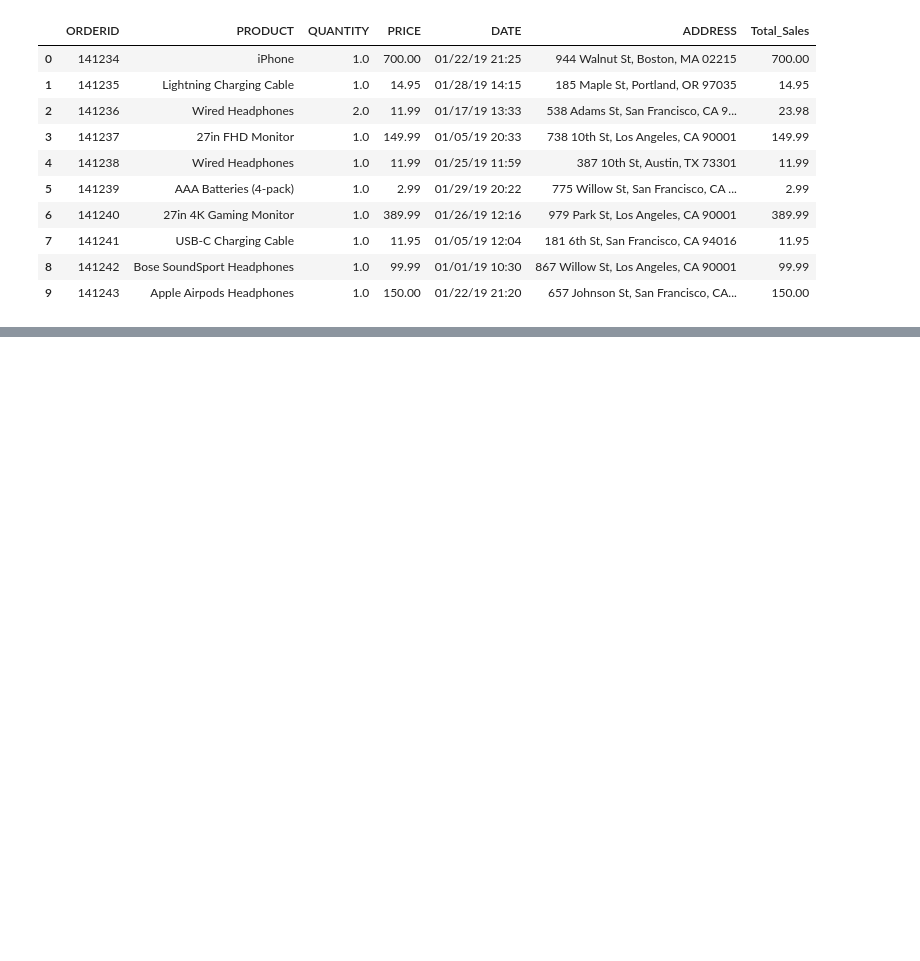
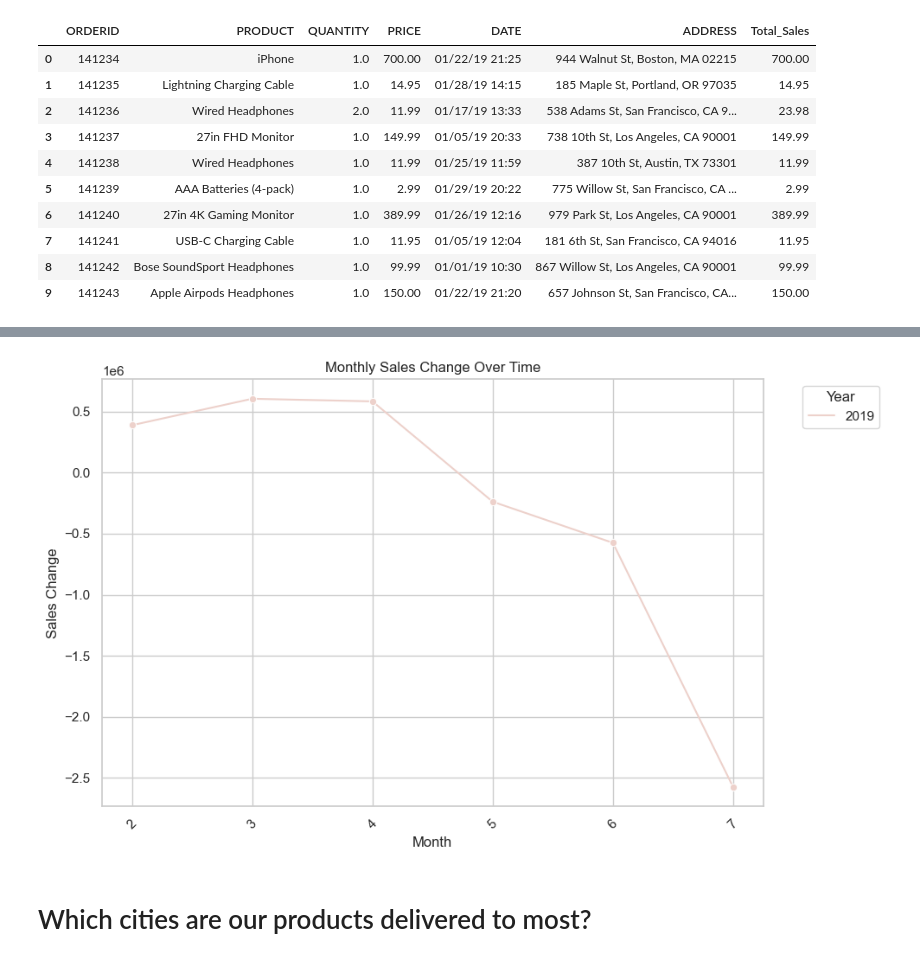
Before and after one commit to kwizerajeanclaude/DashboardWithPowerBI, a Jupyter notebook: Sales_2019.ipynb, the cells around one changed output, grey strips where cells are left out. Cells and saved outputs as stored; diff of their text form; code cells hidden in the pictures; blank space fills up the shorter version.

```diff
--- a/Sales_2019.ipynb
+++ b/Sales_2019.ipynb
@@ -406,0 +396,27 @@ plt.show()
+# %%
+# Assuming 'monthly_sales' DataFrame already contains the necessary data
+
+# Plotting the Sales_Change over time
+sns.set(style="whitegrid")  # Setting the style for the plot
+
+plt.figure(figsize=(10, 6))  # Setting the figure size
+
+# Using Seaborn's lineplot to visualize the Sales_Change over time
+sns.lineplot(x='Month', y='Sales_Change', hue='Year', data=monthly_sales, marker='o')
+
+# Adding labels and title to the plot
+plt.xlabel('Month')
+plt.ylabel('Sales Change')
+plt.title('Monthly Sales Change Over Time')
+
+# Rotating x-axis labels for better readability
+plt.xticks(rotation=45)
+
+# Showing the plot
+plt.legend(title='Year', bbox_to_anchor=(1.05, 1), loc='upper left')
+plt.tight_layout()
+plt.show()
+# %% [output]
+[figure, added]
+# %% [markdown]
+# Which cities are our products delivered to most?
```
Also changed, not shown: parts of 52 cells of this notebook, 5 other files.
